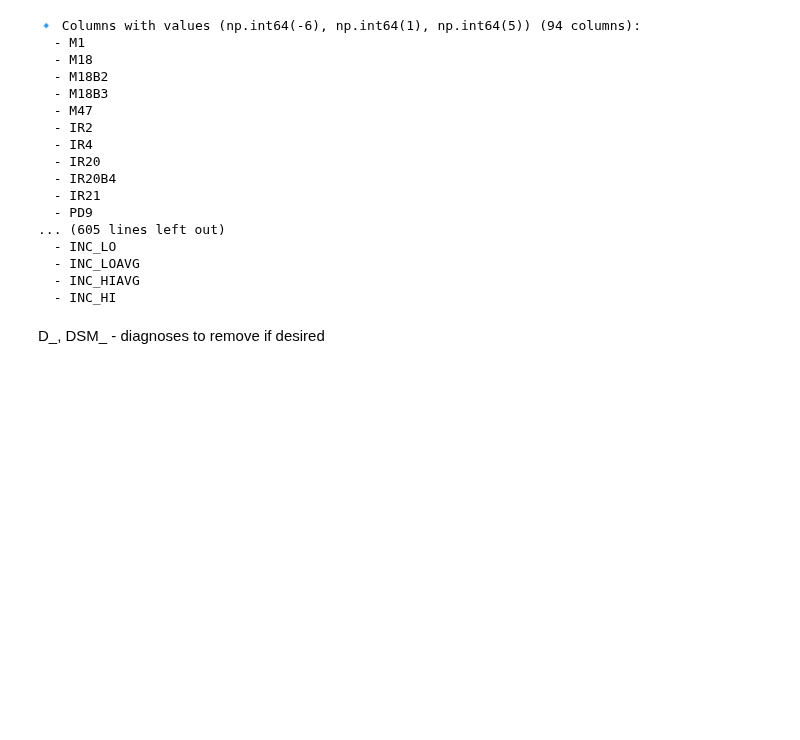
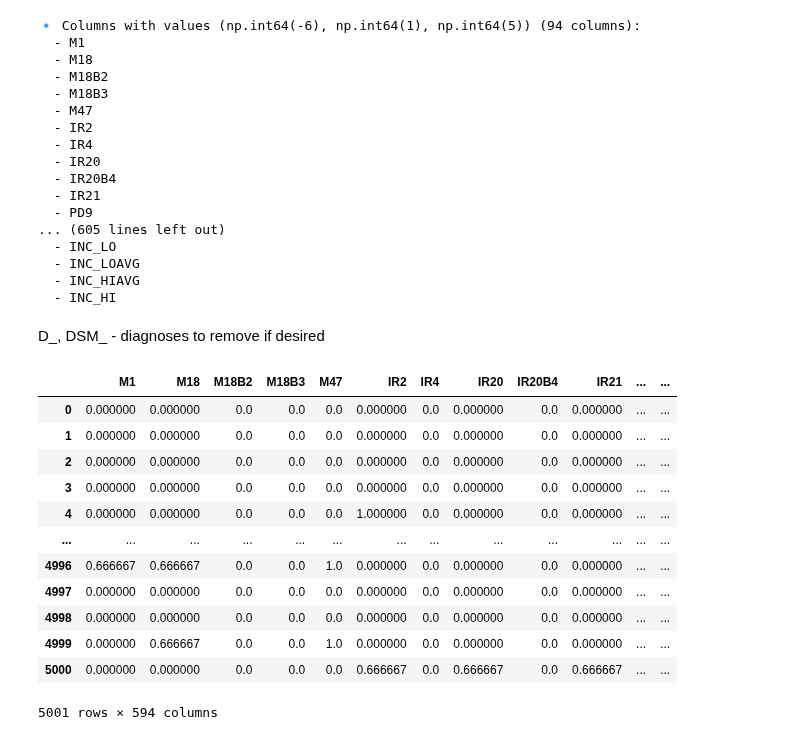
Before and after one commit to samroska/milestone-2-siads-696, a Jupyter notebook: PP.ipynb, the cells around one changed output. Saved outputs shown, nothing was run; the diff lists cells and outputs as text; code cells hidden in the pictures; blank space fills up the shorter version.

```diff
--- a/PP.ipynb
+++ b/PP.ipynb
@@ -169,5 +169,38 @@ for value_set, cols in filtered_grouped.items():
   - INC_LOAVG
   - INC_HIAVG
   - INC_HI
+# %%
+from sklearn.impute import KNNImputer
+from sklearn.preprocessing import MinMaxScaler
+
+# Step 1: Filter the DataFrame using your grouped value sets
+filtered_df = remove_sparse_value_sets(df, grouped, min_columns=6)
+
+# Step 2: Scale the data (important for KNN to work properly)
+scaler = MinMaxScaler()
+scaled_data = scaler.fit_transform(filtered_df)
+
+# Step 3: Apply KNN imputer
+imputer = KNNImputer(n_neighbors=5)
+imputed_data = imputer.fit_transform(scaled_data)
+
+# Step 4: Convert back to DataFrame
+imputed_df = pd.DataFrame(imputed_data, columns=filtered_df.columns, index=filtered_df.index)
 # %% [markdown]
 D_, DSM_ - diagnoses to remove if desired
+# %%
+imputed_df
+# %% [output]
+|  | M1 | M18 | M18B2 | M18B3 | M47 | IR2 | IR4 | IR20 | IR20B4 | IR21 | ... | ... |
+| 0 | 0.000000 | 0.000000 | 0.0 | 0.0 | 0.0 | 0.000000 | 0.0 | 0.000000 | 0.0 | 0.000000 | ... | ... |
+| 1 | 0.000000 | 0.000000 | 0.0 | 0.0 | 0.0 | 0.000000 | 0.0 | 0.000000 | 0.0 | 0.000000 | ... | ... |
+| 2 | 0.000000 | 0.000000 | 0.0 | 0.0 | 0.0 | 0.000000 | 0.0 | 0.000000 | 0.0 | 0.000000 | ... | ... |
+| 3 | 0.000000 | 0.000000 | 0.0 | 0.0 | 0.0 | 0.000000 | 0.0 | 0.000000 | 0.0 | 0.000000 | ... | ... |
+| 4 | 0.000000 | 0.000000 | 0.0 | 0.0 | 0.0 | 1.000000 | 0.0 | 0.000000 | 0.0 | 0.000000 | ... | ... |
+| ... | ... | ... | ... | ... | ... | ... | ... | ... | ... | ... | ... | ... |
+| 4996 | 0.666667 | 0.666667 | 0.0 | 0.0 | 1.0 | 0.000000 | 0.0 | 0.000000 | 0.0 | 0.000000 | ... | ... |
+| 4997 | 0.000000 | 0.000000 | 0.0 | 0.0 | 0.0 | 0.000000 | 0.0 | 0.000000 | 0.0 | 0.000000 | ... | ... |
+| 4998 | 0.000000 | 0.000000 | 0.0 | 0.0 | 0.0 | 0.000000 | 0.0 | 0.000000 | 0.0 | 0.000000 | ... | ... |
+| 4999 | 0.000000 | 0.666667 | 0.0 | 0.0 | 1.0 | 0.000000 | 0.0 | 0.000000 | 0.0 | 0.000000 | ... | ... |
+| 5000 | 0.000000 | 0.000000 | 0.0 | 0.0 | 0.0 | 0.666667 | 0.0 | 0.666667 | 0.0 | 0.666667 | ... | ... |
+5001 rows × 594 columns
```
Also changed, not shown: parts of 1 cell of this notebook, 1 other file.
